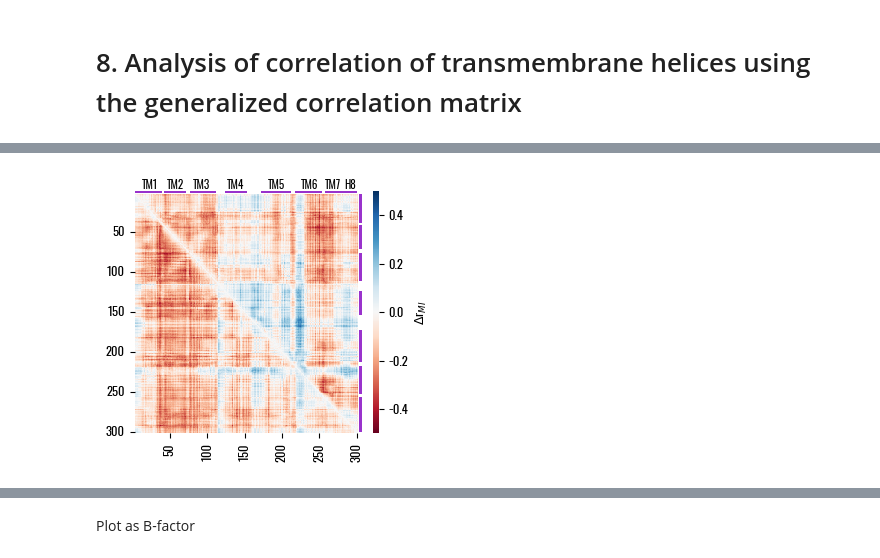
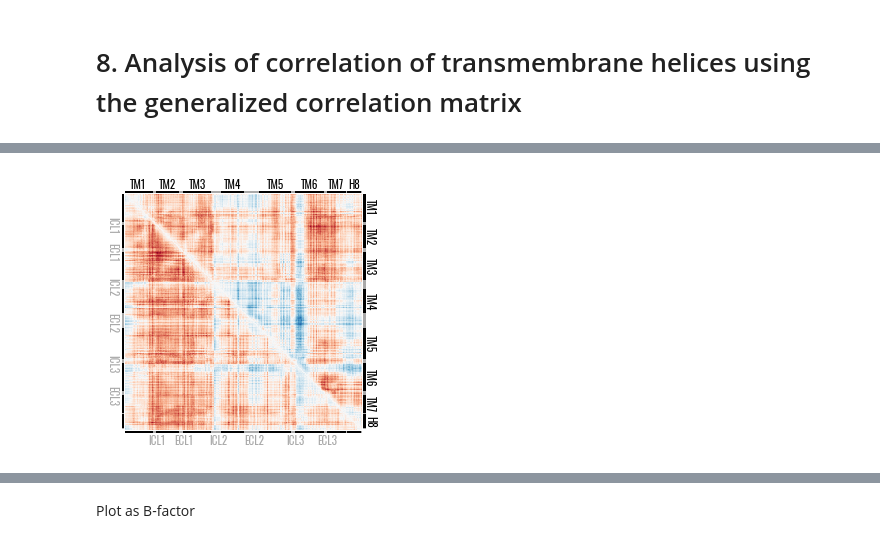
Before and after one commit to lorenzopallante/TAS2R46, a Jupyter notebook: DYNET_analysis.ipynb, the cells around one changed output, grey strips where cells are left out. Drawn from its saved outputs; the diff is of its cells as text; code cells hidden in the pictures.

```diff
--- a/DYNET_analysis.ipynb
+++ b/DYNET_analysis.ipynb
@@ -1383,0 +626,7 @@ fig.savefig(os.path.join(workDir, "eigenvector_centrality.png"), dpi=600,facecol
+# %%
+maxall = np.max(np.concatenate((b_apo.btw,b_holo.btw,b_trans.btw)))
+print(f"Overall maximum betweenness: {maxall:.4f}")
+print(f"Apo: {np.max(b_apo.btw):.4f}")
+print(f"Holo: {np.max(b_holo.btw):.4f}")
+print(f"Trans: {np.max(b_trans.btw):.4f}")
+print(f"Threshold: {0.0120984938609683/maxall:.4f}")
@@ -1383,0 +923,10 @@ fig.savefig(os.path.join(workDir, "eigenvector_centrality.png"), dpi=600,facecol
+# %%
+nodeBtw_apo, nodeBtw_holo, nodeBtw_trans = [], [], []
+for winIndx in range(dnad_apo.numWinds):
+    nodeBtw_apo.append( nx.betweenness_centrality(dnad_apo.nxGraphs[winIndx],weight='dist') )
+
+for winIndx in range(dnad_holo.numWinds):
+    nodeBtw_holo.append( nx.betweenness_centrality(dnad_holo.nxGraphs[winIndx],weight='dist') )
+
+for winIndx in range(dnad_trans.numWinds):
+    nodeBtw_trans.append( nx.betweenness_centrality(dnad_trans.nxGraphs[winIndx],weight='dist') )
@@ -1719,76 +1550,55 @@ fig.savefig('../04-dynet/correlations/corrMat_upbound_lowunbound.png',dpi=600,fa
 # %%
 from matplotlib.patches import Rectangle
 import matplotlib.gridspec as gridspec
 
 # load the correlation matrices
-corrMat_unbound = np.loadtxt('../04-dynet/7XP4/corrMat_unbound.csv',delimiter=',')
-corrMat_bound = np.loadtxt('../04-dynet/7XP6/corrMat_bound.csv',delimiter=',')
-corrMat_noLig = np.loadtxt('../04-dynet/noLig/corrMat_noLig.csv',delimiter=',')
+corrMat_apo = np.loadtxt('../04-dynet/7XP4/corrMat_unbound.csv',delimiter=',')
+corrMat_holo = np.loadtxt('../04-dynet/7XP6/corrMat_bound.csv',delimiter=',')
+corrMat_trans = np.loadtxt('../04-dynet/noLig/corrMat_noLig.csv',delimiter=',')
 
 corrDiff = np.zeros((299,299))
-corrDiff[np.triu_indices(299,1)] = corrMat_unbound[np.triu_indices(299,1)] - corrMat_bound[np.triu_indices(299,1)]
-corrDiff[np.tril_indices(299,-1)] = corrMat_noLig[np.tril_indices(299,-1)] - corrMat_bound[np.tril_indices(299,-1)]
+corrDiff[np.triu_indices(299,1)] = corrMat_apo[np.triu_indices(299,1)] - corrMat_holo[np.triu_indices(299,1)]
+corrDiff[np.tril_indices(299,-1)] = corrMat_trans[np.tril_indices(299,-1)] - corrMat_holo[np.tril_indices(299,-1)]
+outfile = '../05-Images/corrMat_Diff.png'
 # plot the correlation matrix, adding rectangles on top and right to highlight the TM helices
 #make outer gridspec
 fig = plt.figure(figsize=(8/2.54,8/2.54))
-# fig = plt.figure(figsize=(8,8))
-outer = gridspec.GridSpec(1,2, width_ratios=[1,0.025],wspace=0.1,figure=fig)
-#make nested gridspecs
-gs1 = gridspec.GridSpecFromSubplotSpec(2, 2, subplot_spec = outer[0], wspace = .01, hspace = .01, height_ratios=[0.01,1], width_ratios=[1,0.01])
-gs2 = gridspec.GridSpecFromSubplotSpec(1, 1, subplot_spec = outer[1])
+gs1 = gridspec.GridSpec(3, 3, wspace = .01, hspace = .01, height_ratios=[0.01,1,0.01], width_ratios=[0.01,1,0.01],figure=fig)
 
 
 # plot the correlation matrix in the lower left panel
-ax_heat = plt.subplot(gs1[1,0])
-sns.heatmap(corrDiff,cmap='RdBu',vmin=-0.5,vmax=0.5,ax=ax_heat,cbar_ax=plt.subplot(gs2[0,0]),cbar_kws={'label': r'$\Delta$r$_{MI}$'})
-# ax_heat.set_xlabel('Residue')
-# ax_heat.set_ylabel('Residue')
-ax_heat.tick_params(axis='both', which='major')
-ax_heat.set_xticks([47,97,147,197,247,297])
-ax_heat.set_yticks([47,97,147,197,247,297])
-ax_heat.set_xticklabels(np.array([47,97,147,197,247,297])+3)
-ax_heat.set_yticklabels(np.array([47,97,147,197,247,297])+3)
+ax_heat = plt.subplot(gs1[1,1])
+ax_heat.set_aspect('equal')
+sns.heatmap(corrDiff,cmap='RdBu',vmin=-0.5,vmax=0.5,ax=ax_heat,cbar=False)
+ax_heat.tick_params(bottom=False,left=False,labelbottom=False,labelleft=False)
 
 # plot rectangles on top axis to highlight the TM helices
-ax_top = plt.subplot(gs1[0,0])
+ax_top = plt.subplot(gs1[0,1])
 ax_top.axis('off')
-ax_top.add_patch(Rectangle((3-3,0),36,1,  fill=True,lw=0,color='darkorchid'))
-ax_top.add_patch(Rectangle((42-3,0),30,1, fill=True,lw=0,color='darkorchid'))
-ax_top.add_patch(Rectangle((77-3,0),35,1, fill=True,lw=0,color='darkorchid'))
-ax_top.add_patch(Rectangle((124-3,0),30,1,fill=True,lw=0,color='darkorchid'))
-ax_top.add_patch(Rectangle((173-3,0),40,1,fill=True,lw=0,color='darkorchid'))
-ax_top.add_patch(Rectangle((218-3,0),36,1,fill=True,lw=0,color='darkorchid'))
-ax_top.add_patch(Rectangle((258-3,0),24,1,fill=True,lw=0,color='darkorchid'))
-ax_top.add_patch(Rectangle((283-3,0),18,1,fill=True,lw=0,color='darkorchid'))
 ax_top.set_ylim(0,1)
 ax_top.set_xlim(0,300)
+add_helices(ax_top,botlim=0,w=1,fz=8,loops=False)
 
-# plot rectangles on right axis to highlight the TM helices
-ax_right = plt.subplot(gs1[1,1])
+ax_bottom = plt.subplot(gs1[2,1])
+ax_bottom.axis('off')
+ax_bottom.set_ylim(0,1)
+ax_bottom.set_xlim(0,300)
+add_helices(ax_bottom,botlim=0,w=1,fz=8,tm=False,space=-6)
+
+ax_right = plt.subplot(gs1[1,2])
 ax_right.axis('off')
 ax_right.set_xlim(0,1)
 ax_right.set_ylim(0,300)
 ax_right.invert_yaxis()
-ax_right.add_patch(Rectangle((0,3-3),1,36,  fill=True,lw=0,color='darkorchid'))
-ax_right.add_patch(Rectangle((0,42-3),1,30, fill=True,lw=0,color='darkorchid'))
-ax_right.add_patch(Rectangle((0,77-3),1,35, fill=True,lw=0,color='darkorchid'))
-ax_right.add_patch(Rectangle((0,124-3),1,30,fill=True,lw=0,color='darkorchid'))
-ax_right.add_patch(Rectangle((0,173-3),1,40,fill=True,lw=0,color='darkorchid'))
-ax_right.add_patch(Rectangle((0,218-3),1,36,fill=True,lw=0,color='darkorchid'))
-ax_right.add_patch(Rectangle((0,258-3),1,24,fill=True,lw=0,color='darkorchid'))
-ax_right.add_patch(Rectangle((0,283-3),1,18,fill=True,lw=0,color='darkorchid'))
+add_helices(ax_right,botlim=0,w=1,fz=8,loops=False,invert=True,space=3)
 
-# add labels to the rectangles
-ax_top.text(20, 1,'TM1',ha='center',va='bottom',fontsize=8)
-ax_top.text(55, 1,'TM2',ha='center',va='bottom',fontsize=8)
-ax_top.text(90,1,'TM3',ha='center',va='bottom',fontsize=8)
-ax_top.text(135,1,'TM4',ha='center',va='bottom',fontsize=8)
-ax_top.text(190,1,'TM5',ha='center',va='bottom',fontsize=8)
-ax_top.text(235,1,'TM6',ha='center',va='bottom',fontsize=8)
-ax_top.text(266,1,'TM7',ha='center',va='bottom',fontsize=8)
-ax_top.text(289,1,'H8',ha='center' ,va='bottom',fontsize=8)
+ax_left = plt.subplot(gs1[1,0])
+ax_left.axis('off')
+ax_left.set_xlim(0,1)
+ax_left.set_ylim(0,300)
+ax_left.invert_yaxis()
+add_helices(ax_left,botlim=0,w=1,fz=8,tm=False,invert=True,space=-5)
 
-
-fig.savefig('../04-dynet/correlations/corrMat_diff_upunbound_lownoLig.png',dpi=600,facecolor='w',bbox_inches='tight')
+fig.savefig(outfile,dpi=600,facecolor='w',bbox_inches='tight')
 # %% [output]
-[figure, old version]
+[figure, new version]
```
Also changed, not shown: parts of 50 cells of this notebook, 1 other file.
